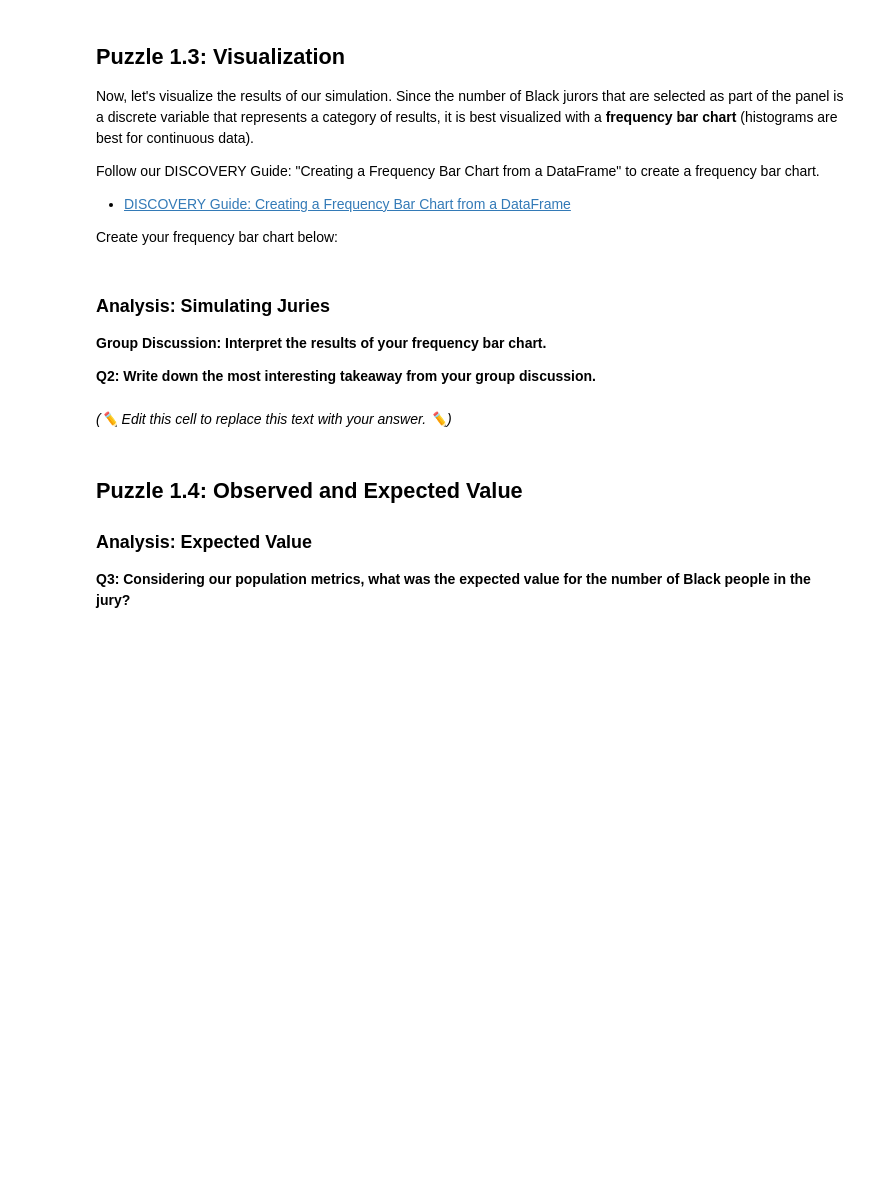
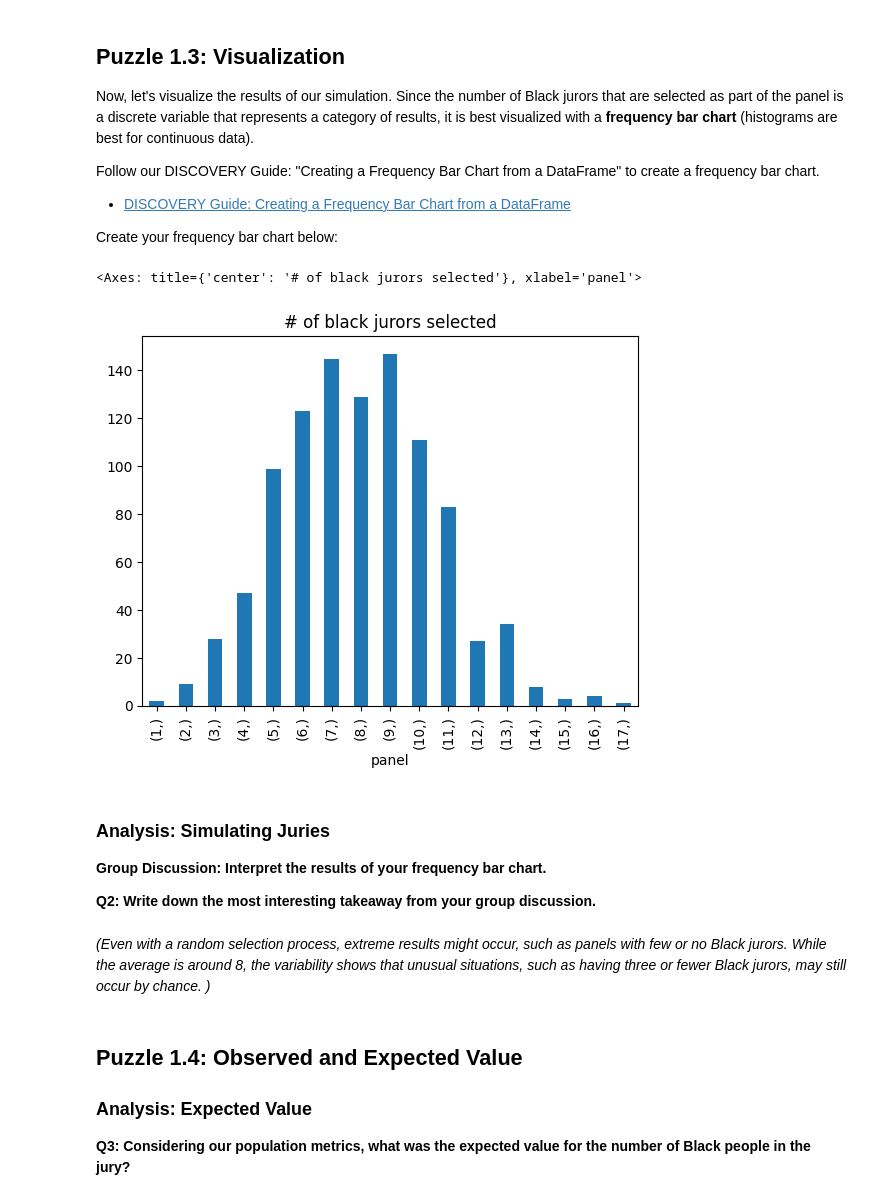
Before and after one commit to 168904578/hongyuq2, a Jupyter notebook: lab_justice/lab_justice.ipynb, the cells around one changed output. Cells and saved outputs as stored; diff of their text form; code cells hidden in the pictures; blank space fills up the shorter version.

```diff
--- a/lab_justice/lab_justice.ipynb
+++ b/lab_justice/lab_justice.ipynb
@@ -65,8 +66,9 @@ First, using the cell below, import any necessary Python libraries. To write thi
 # %% [markdown]
 Then, in the following cell, define our simulation function. Remember, the function should **randomly sample 100 people from a population that is 8% Black**. The function should `return` the **number of Black people in the simulated jury**.
-# %%
-def simulateJuryPanel():
-  ...
+# %%
+def simulateJuryPanel():
+    jury = [random.random()< 0.08 for i in range(100)]
+    return sum(jury)
 # %% [markdown]
 ### 🔬 Test Case Checkpoint 🔬
 # %%
@@ -98,0 +101,4 @@ The variable or column in the DataFrame should be named `panel`.
+# %%
+simulation_results = [simulateJuryPanel() for _ in range(1000)]
+df = pd.DataFrame(simulation_results, columns=['panel'])
+df
@@ -127,11 +147,18 @@ Create your frequency bar chart below:
+# %%
+freq = df.value_counts().sort_index()
+freq.plot.bar(title = "# of black jurors selected")
+# %% [output]
+<Axes: title={'center': '# of black jurors selected'}, xlabel='panel'>
+[figure, added]
 # %% [markdown]
 ### Analysis: Simulating Juries
 
 **Group Discussion: Interpret the results of your frequency bar chart.**
 
 **Q2: Write down the most interesting takeaway from your group discussion.**
-# %% [markdown]
-*(✏️ Edit this cell to replace this text with your answer. ✏️)*
+# %% [markdown]
+*(Even with a random selection process, extreme results might occur, such as panels with few or no Black jurors. While the average is around 8, the variability shows that unusual situations, such as having three or fewer Black jurors, may still occur by chance.
+)*
 # %% [markdown]
 ## Puzzle 1.4: Observed and Expected Value
 
```
Also changed, not shown: parts of 39 cells of this notebook, 2 other files.
